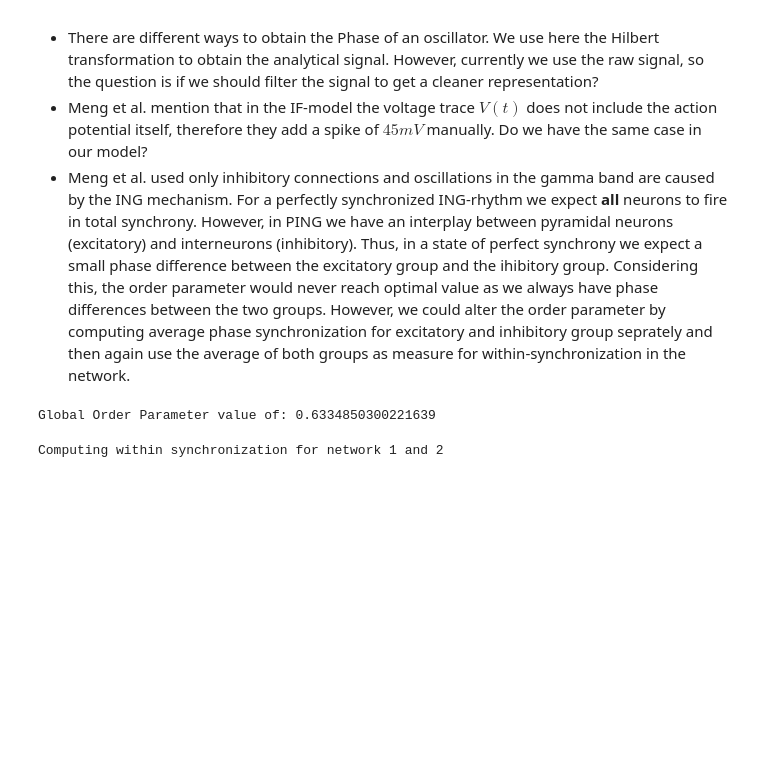
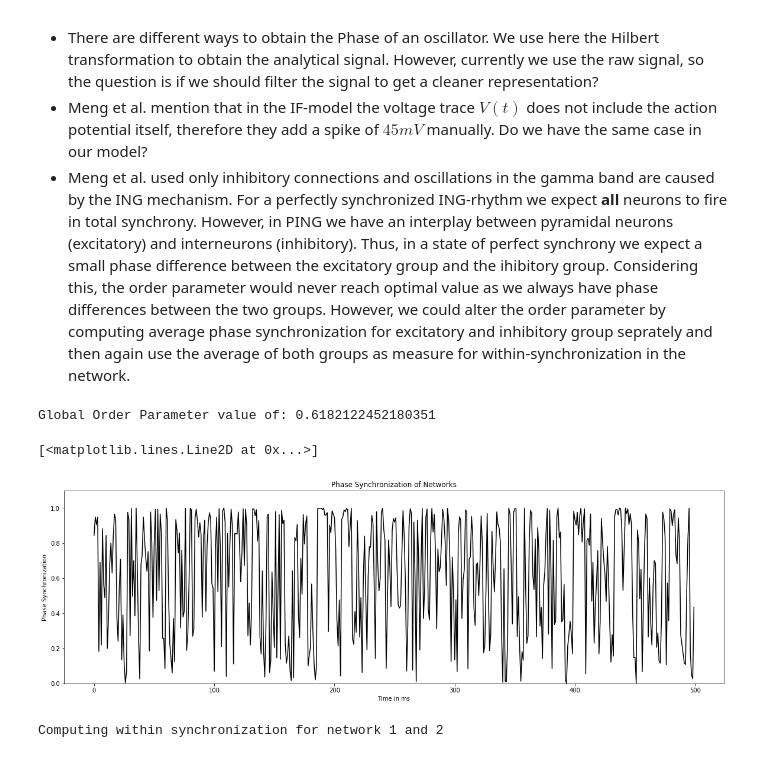
Before and after one commit to ChristophMetzner/Synchronization-by-Uncorrelated-Noise, a Jupyter notebook: notebooks/coupled_network_replicate_meng_et_al.ipynb, the cells around one changed output. Cells and saved outputs as stored; diff of their text form; code cells hidden in the pictures; blank space fills up the shorter version.

```diff
--- a/notebooks/coupled_network_replicate_meng_et_al.ipynb
+++ b/notebooks/coupled_network_replicate_meng_et_al.ipynb
@@ -166,10 +185,22 @@ Do we have the same case in our model?
 * Meng et al. used only inhibitory connections and oscillations in the gamma band are caused by the ING mechanism. For a perfectly synchronized ING-rhythm we expect **all** neurons to fire in total synchrony. However, in PING we have an interplay between pyramidal neurons (excitatory) and interneurons (inhibitory). Thus, in a state of perfect synchrony we expect a small phase difference between the excitatory group and the ihibitory group. Considering this, the order parameter would never reach optimal value as we always have phase differences between the two groups. However, we could alter the order parameter by computing average phase synchronization for excitatory and inhibitory group seprately and then again use the average of both groups as measure for within-synchronization in the network.
 # %%
 lfps = processing.lfp_nets(model)
-global_order_parameter = processing.phase_synchronization(lfps)
-print(f"Global Order Parameter value of: {global_order_parameter}")
+global_order_parameter = processing.order_parameter_over_time(lfps)
+
+total_value = np.mean(global_order_parameter)
+print(f"Global Order Parameter value of: {total_value}")
 # %% [output]
-Global Order Parameter value of: 0.6334850300221639
+Global Order Parameter value of: 0.6182122452180351
+# %%
+plt.figure(figsize=(20, 6))
+plt.title(f"Phase Synchronization of Networks")
+plt.xlabel("Time in ms")
+plt.ylim(0, 1.1)
+plt.ylabel("Phase Synchronization")
+plt.plot(global_order_parameter, c="black")
+# %% [output]
+[<matplotlib.lines.Line2D at 0x...>]
+[figure, added]
 # %%
 print("Computing within synchronization for network 1 and 2")
 
```
Also changed, not shown: parts of 5 cells of this notebook, 3 other files.
